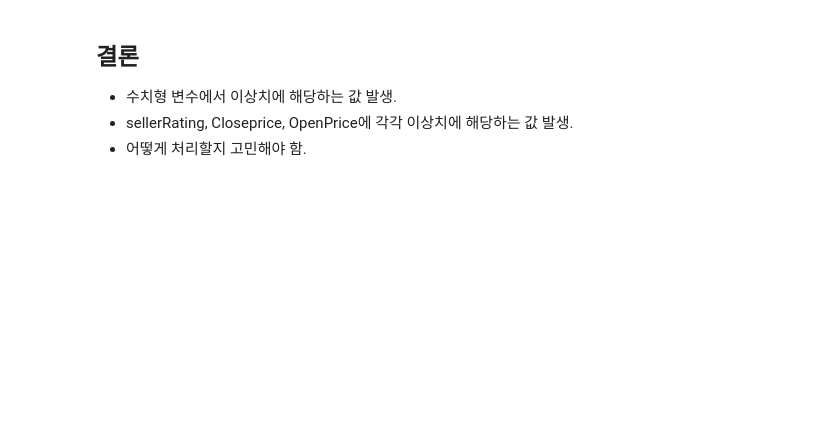
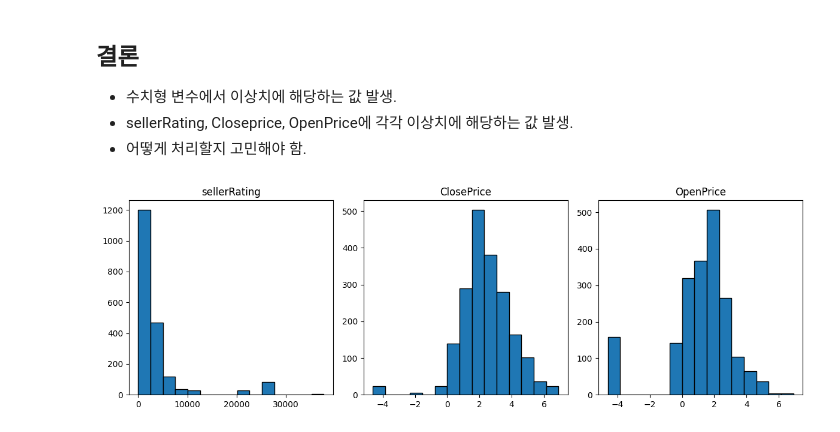
Before and after one commit to ebae-saebae/eBayInsights, a Jupyter notebook: code/open2.ipynb, the cells around one changed output. Saved outputs shown, nothing was run; the diff lists cells and outputs as text; code cells hidden in the pictures; blank space fills up the shorter version.

```diff
--- a/open.ipynb
+++ b/code/open2.ipynb
@@ -208,3 +209,17 @@ for i, var in enumerate(numeric_list, start = 0):
 * 수치형 변수에서 이상치에 해당하는 값 발생.
 * sellerRating, Closeprice, OpenPrice에 각각 이상치에 해당하는 값 발생.
 * 어떻게 처리할지 고민해야 함.
+# %%
+data['ClosePrice'] = np.log(data['ClosePrice'])
+data['OpenPrice'] = np.log(data['OpenPrice'])
+# %%
+plt.figure(figsize = (12, 4))
+
+for i, var in enumerate(numeric_list, start = 1):
+	plt.subplot(1, 3, i)
+	plt.hist(data[var], bins = 15, edgecolor = 'black')
+	plt.title(f'{var}')
+plt.tight_layout()
+plt.show()
+# %% [output]
+[figure, added]
```
Also changed, not shown: parts of 6 cells of this notebook, 2 other files.
